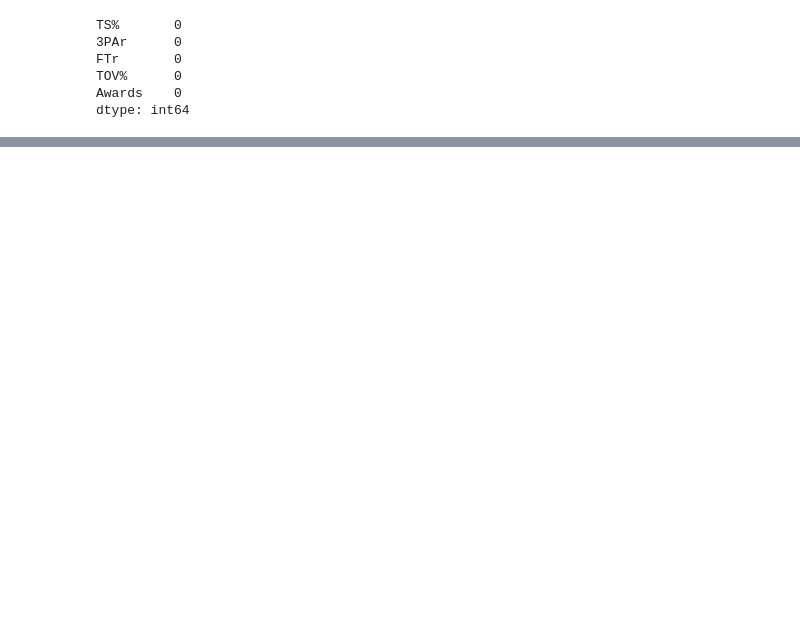
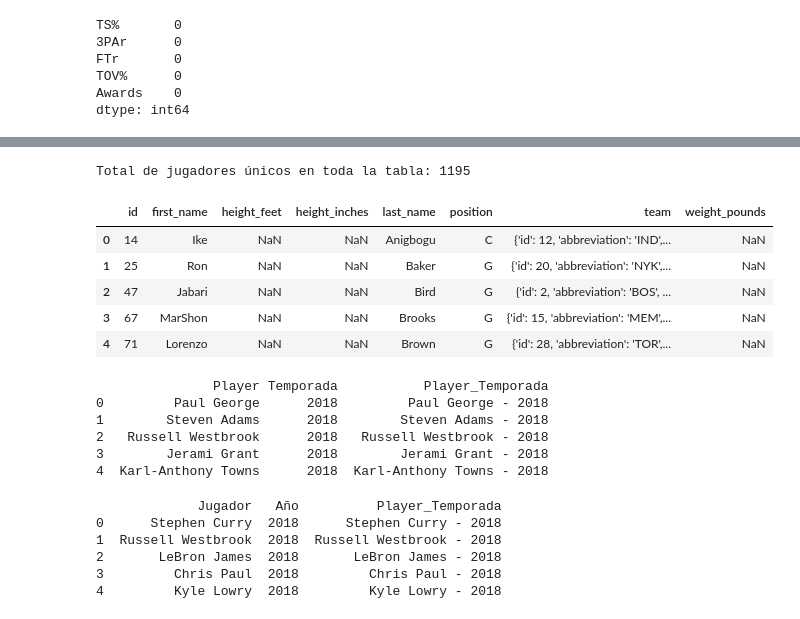
Before and after one commit to Gabriel-Sanmartino/Moneyball-NBA-Valor-y-Eficiencia, a Jupyter notebook: ETL.ipynb, the cells around one changed output, grey strips where cells are left out. Cells and saved outputs as stored; diff of their text form; code cells hidden in the pictures; blank space fills up the shorter version.

```diff
--- a/ETL.ipynb
+++ b/ETL.ipynb
@@ -1752,0 +2084,19 @@ df_Stats_Adv_Comb['MP'] = df_Stats_Adv_Comb['MP'].astype(int)
+# %%
+# Contar jugadores únicos en toda la tabla
+jugadores_unicos_totales = df_salario_filtrado_temporada['Jugador'].nunique()
+
+# Imprimir el resultado
+print(f"Total de jugadores únicos en toda la tabla: {jugadores_unicos_totales}")
+# %% [output]
+Total de jugadores únicos en toda la tabla: 1195
+# %%
+df_Players = pd.read_csv('players.csv')
+# %%
+df_Players.head()
+# %% [output]
+|  | id | first_name | height_feet | height_inches | last_name | position | team | weight_pounds |
+| 0 | 14 | Ike | NaN | NaN | Anigbogu | C | {'id': 12, 'abbreviation': 'IND',... | NaN |
+| 1 | 25 | Ron | NaN | NaN | Baker | G | {'id': 20, 'abbreviation': 'NYK',... | NaN |
+| 2 | 47 | Jabari | NaN | NaN | Bird | G | {'id': 2, 'abbreviation': 'BOS', ... | NaN |
+| 3 | 67 | MarShon | NaN | NaN | Brooks | G | {'id': 15, 'abbreviation': 'MEM',... | NaN |
+| 4 | 71 | Lorenzo | NaN | NaN | Brown | G | {'id': 28, 'abbreviation': 'TOR',... | NaN |
@@ -1752,0 +2105,26 @@ df_Stats_Adv_Comb['MP'] = df_Stats_Adv_Comb['MP'].astype(int)
+# %%
+# Crear una nueva columna concatenando 'Player' y 'Temporada'
+df_Stats_Adv_Comb['Player_Temporada'] = df_Stats_Adv_Comb['Player'] + ' - ' + df_Stats_Adv_Comb['Temporada']
+
+# Verificar el resultado
+print(df_Stats_Adv_Comb[['Player', 'Temporada', 'Player_Temporada']].head())
+# %% [output]
+               Player Temporada           Player_Temporada
+0         Paul George      2018         Paul George - 2018
+1        Steven Adams      2018        Steven Adams - 2018
+2   Russell Westbrook      2018   Russell Westbrook - 2018
+3        Jerami Grant      2018        Jerami Grant - 2018
+4  Karl-Anthony Towns      2018  Karl-Anthony Towns - 2018
+# %%
+# Crear una nueva columna concatenando 'Player' y 'Temporada'
+df_salario_filtrado_temporada['Player_Temporada'] = df_salario_filtrado_temporada['Jugador'] + ' - ' + df_salario_filtrado_temporada['Año']
+
+# Verificar el resultado
+print(df_salario_filtrado_temporada[['Jugador', 'Año', 'Player_Temporada']].head())
+# %% [output]
+             Jugador   Año          Player_Temporada
+0      Stephen Curry  2018      Stephen Curry - 2018
+1  Russell Westbrook  2018  Russell Westbrook - 2018
+2       LeBron James  2018       LeBron James - 2018
+3         Chris Paul  2018         Chris Paul - 2018
+4         Kyle Lowry  2018         Kyle Lowry - 2018
```
Also changed, not shown: parts of 34 cells of this notebook.
